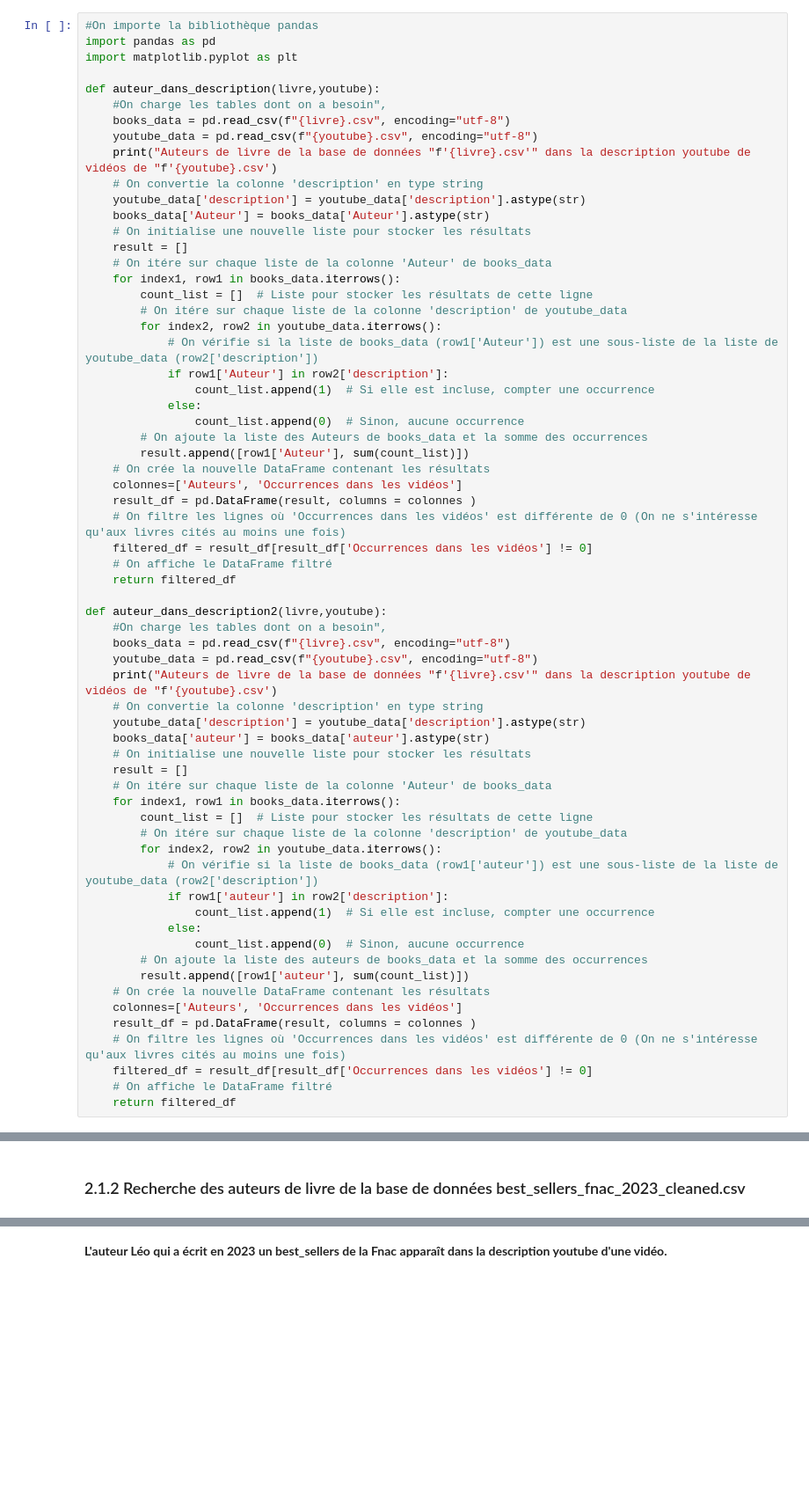
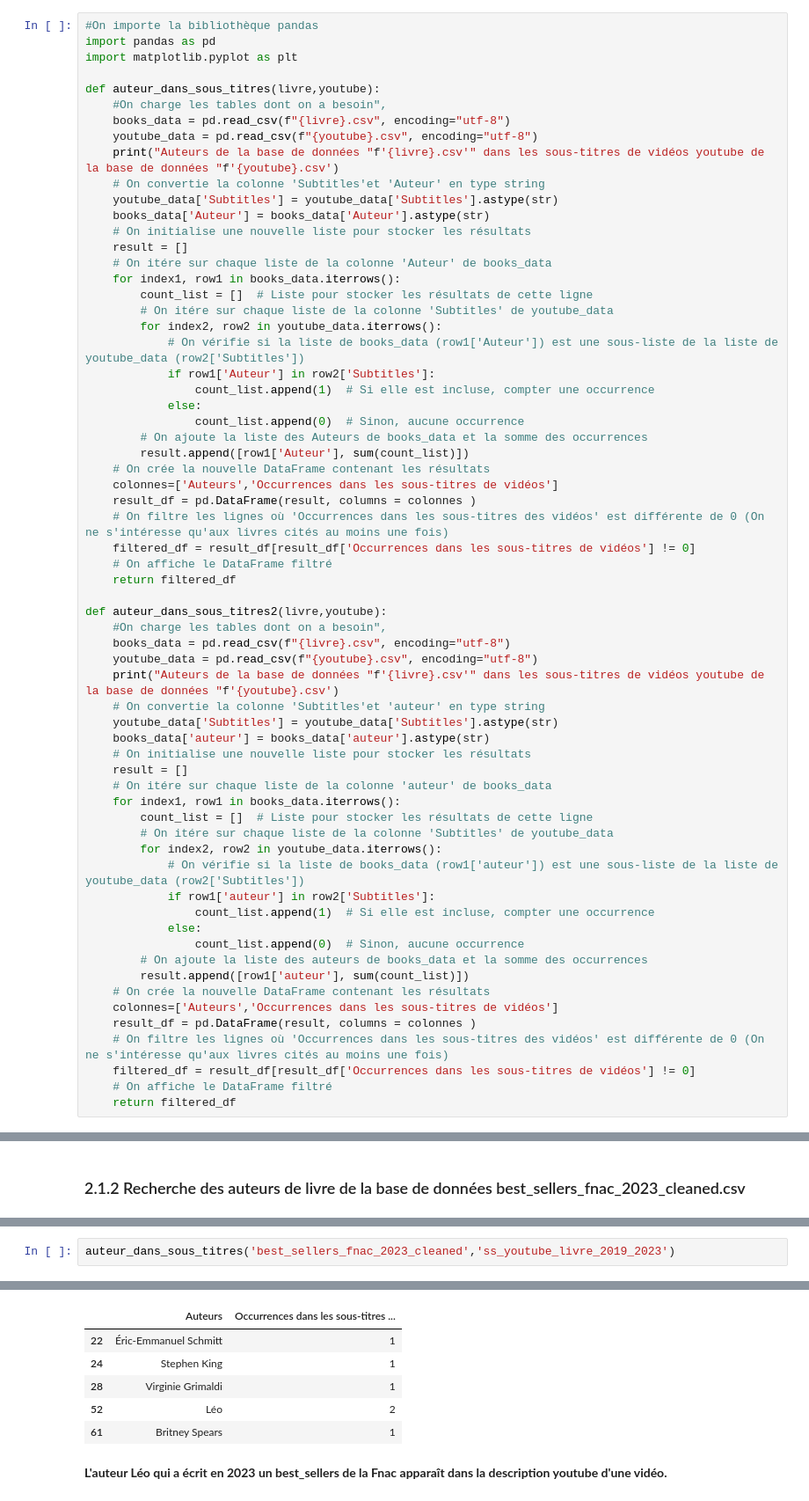
Before and after one commit to manonmgd/pythonds_MM_MM_DS, a Jupyter notebook: stat_descriptives_youtube_suite.ipynb, the cells around one changed output, grey strips where cells are left out. Shown at 88% size. Saved outputs shown, nothing was run; the diff lists cells and outputs as text; blank space fills up the shorter version.

```diff
--- a/stat_descriptives_youtube_suite.ipynb
+++ b/stat_descriptives_youtube_suite.ipynb
@@ -799,63 +799,63 @@ df.shape # connaitre le nombre de lignes de la base de données obtenue
 import pandas as pd
 import matplotlib.pyplot as plt
 
-def auteur_dans_description(livre,youtube):
+def auteur_dans_sous_titres(livre,youtube):
     #On charge les tables dont on a besoin",
     books_data = pd.read_csv(f"{livre}.csv", encoding="utf-8")
     youtube_data = pd.read_csv(f"{youtube}.csv", encoding="utf-8")
-    print("Auteurs de livre de la base de données "f'{livre}.csv'" dans la description youtube de vidéos de "f'{youtube}.csv')
-    # On convertie la colonne 'description' en type string
-    youtube_data['description'] = youtube_data['description'].astype(str)
+    print("Auteurs de la base de données "f'{livre}.csv'" dans les sous-titres de vidéos youtube de la base de données "f'{youtube}.csv')
+    # On convertie la colonne 'Subtitles'et 'Auteur' en type string
+    youtube_data['Subtitles'] = youtube_data['Subtitles'].astype(str)
     books_data['Auteur'] = books_data['Auteur'].astype(str)
     # On initialise une nouvelle liste pour stocker les résultats
     result = []
     # On itére sur chaque liste de la colonne 'Auteur' de books_data
     for index1, row1 in books_data.iterrows():
         count_list = []  # Liste pour stocker les résultats de cette ligne
-        # On itére sur chaque liste de la colonne 'description' de youtube_data
+        # On itére sur chaque liste de la colonne 'Subtitles' de youtube_data
         for index2, row2 in youtube_data.iterrows():
-            # On vérifie si la liste de books_data (row1['Auteur']) est une sous-liste de la liste de youtube_data (row2['description'])
-            if row1['Auteur'] in row2['description']:
+            # On vérifie si la liste de books_data (row1['Auteur']) est une sous-liste de la liste de youtube_data (row2['Subtitles'])
+            if row1['Auteur'] in row2['Subtitles']:
                 count_list.append(1)  # Si elle est incluse, compter une occurrence
             else:
                 count_list.append(0)  # Sinon, aucune occurrence
         # On ajoute la liste des Auteurs de books_data et la somme des occurrences
         result.append([row1['Auteur'], sum(count_list)])
     # On crée la nouvelle DataFrame contenant les résultats
-    colonnes=['Auteurs', 'Occurrences dans les vidéos']
+    colonnes=['Auteurs','Occurrences dans les sous-titres de vidéos']
     result_df = pd.DataFrame(result, columns = colonnes )
-    # On filtre les lignes où 'Occurrences dans les vidéos' est différente de 0 (On ne s'intéresse qu'aux livres cités au moins une fois)
-    filtered_df = result_df[result_df['Occurrences dans les vidéos'] != 0]
+    # On filtre les lignes où 'Occurrences dans les sous-titres des vidéos' est différente de 0 (On ne s'intéresse qu'aux livres cités au moins une fois)
+    filtered_df = result_df[result_df['Occurrences dans les sous-titres de vidéos'] != 0]
     # On affiche le DataFrame filtré
     return filtered_df
 
-def auteur_dans_description2(livre,youtube):
+def auteur_dans_sous_titres2(livre,youtube):
     #On charge les tables dont on a besoin",
     books_data = pd.read_csv(f"{livre}.csv", encoding="utf-8")
     youtube_data = pd.read_csv(f"{youtube}.csv", encoding="utf-8")
-    print("Auteurs de livre de la base de données "f'{livre}.csv'" dans la description youtube de vidéos de "f'{youtube}.csv')
-    # On convertie la colonne 'description' en type string
-    youtube_data['description'] = youtube_data['description'].astype(str)
+    print("Auteurs de la base de données "f'{livre}.csv'" dans les sous-titres de vidéos youtube de la base de données "f'{youtube}.csv')
+    # On convertie la colonne 'Subtitles'et 'auteur' en type string
+    youtube_data['Subtitles'] = youtube_data['Subtitles'].astype(str)
     books_data['auteur'] = books_data['auteur'].astype(str)
     # On initialise une nouvelle liste pour stocker les résultats
     result = []
-    # On itére sur chaque liste de la colonne 'Auteur' de books_data
+    # On itére sur chaque liste de la colonne 'auteur' de books_data
     for index1, row1 in books_data.iterrows():
         count_list = []  # Liste pour stocker les résultats de cette ligne
-        # On itére sur chaque liste de la colonne 'description' de youtube_data
+        # On itére sur chaque liste de la colonne 'Subtitles' de youtube_data
         for index2, row2 in youtube_data.iterrows():
-            # On vérifie si la liste de books_data (row1['auteur']) est une sous-liste de la liste de youtube_data (row2['description'])
-            if row1['auteur'] in row2['description']:
+            # On vérifie si la liste de books_data (row1['auteur']) est une sous-liste de la liste de youtube_data (row2['Subtitles'])
+            if row1['auteur'] in row2['Subtitles']:
                 count_list.append(1)  # Si elle est incluse, compter une occurrence
             else:
                 count_list.append(0)  # Sinon, aucune occurrence
         # On ajoute la liste des auteurs de books_data et la somme des occurrences
         result.append([row1['auteur'], sum(count_list)])
     # On crée la nouvelle DataFrame contenant les résultats
-    colonnes=['Auteurs', 'Occurrences dans les vidéos']
+    colonnes=['Auteurs','Occurrences dans les sous-titres de vidéos']
     result_df = pd.DataFrame(result, columns = colonnes )
-    # On filtre les lignes où 'Occurrences dans les vidéos' est différente de 0 (On ne s'intéresse qu'aux livres cités au moins une fois)
-    filtered_df = result_df[result_df['Occurrences dans les vidéos'] != 0]
+    # On filtre les lignes où 'Occurrences dans les sous-titres des vidéos' est différente de 0 (On ne s'intéresse qu'aux livres cités au moins une fois)
+    filtered_df = result_df[result_df['Occurrences dans les sous-titres de vidéos'] != 0]
     # On affiche le DataFrame filtré
     return filtered_df
 # %% [markdown]
@@ -872,0 +871,3 @@ auteur_dans_description('best_sellers_fnac_2023_cleaned','youtube_livre_2019_202
+# %%
+auteur_dans_sous_titres('best_sellers_fnac_2023_cleaned','ss_youtube_livre_2019_2023')
+# %% [output]
@@ -873,3 +875,9 @@ auteur_dans_description('best_sellers_fnac_2023_cleaned','youtube_livre_2019_202
+|  | Auteurs | Occurrences dans les sous-titres ... |
+| 22 | Éric-Emmanuel Schmitt | 1 |
+| 24 | Stephen King | 1 |
+| 28 | Virginie Grimaldi | 1 |
+| 52 | Léo | 2 |
+| 61 | Britney Spears | 1 |
 # %% [markdown]
 **L'auteur Léo qui a écrit en 2023 un best_sellers de la Fnac apparaît dans la description youtube d'une vidéo.**
 # %% [markdown]
```
Also changed, not shown: parts of 8 cells of this notebook.
